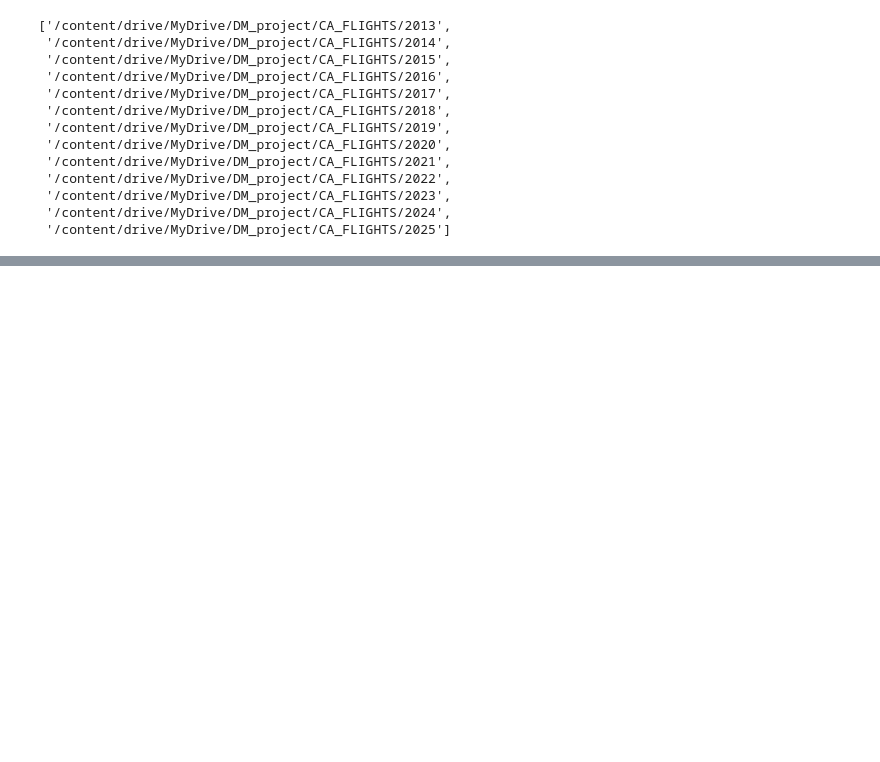
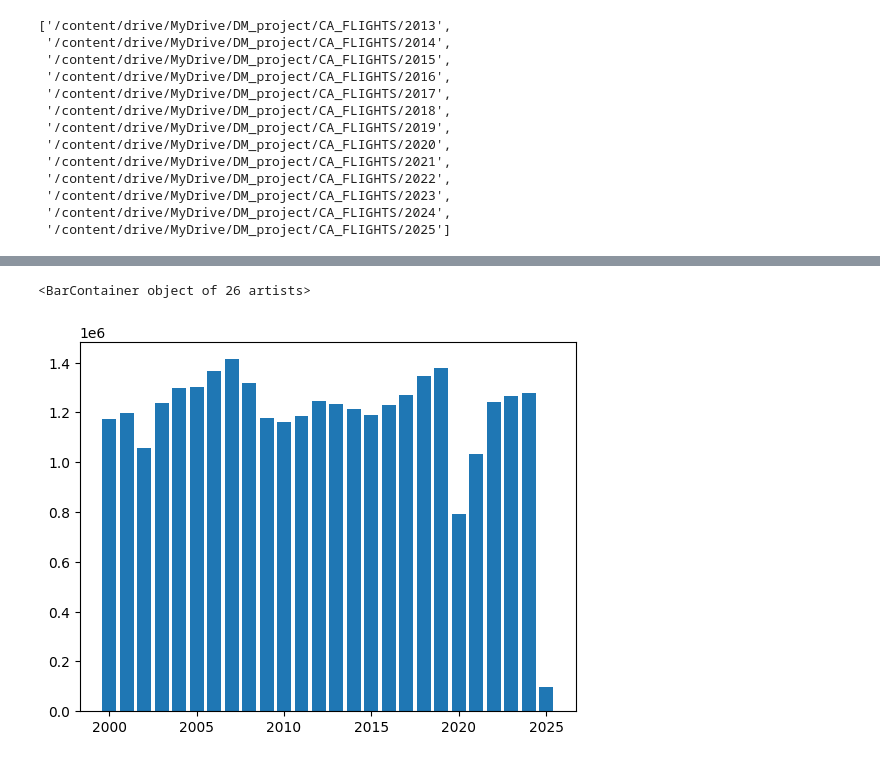
Before and after one commit to hj-22/2025-1-DM_Proj, a Jupyter notebook: process_negative_samples.ipynb, the cells around one changed output, grey strips where cells are left out. Cells and saved outputs as stored; diff of their text form; code cells hidden in the pictures; blank space fills up the shorter version.

```diff
--- a/process_negative_samples.ipynb
+++ b/process_negative_samples.ipynb
@@ -46,0 +225,8 @@ for year in path_dict.keys():
+# %%
+num_per_year = [sum(list(x.values())) for x in cnts2.values()]
+years = list(cnts2.keys())
+import matplotlib.pyplot as plt
+plt.bar(years, num_per_year)
+# %% [output]
+<BarContainer object of 26 artists>
+[figure, added]
```
Also changed, not shown: parts of 9 cells of this notebook.
